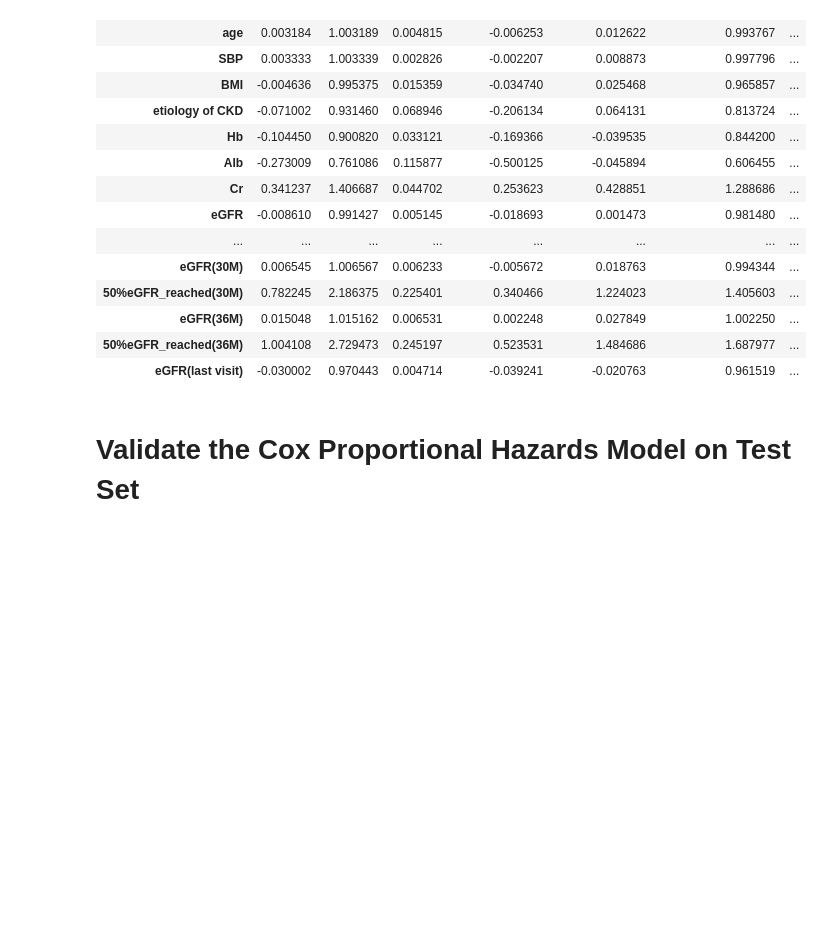
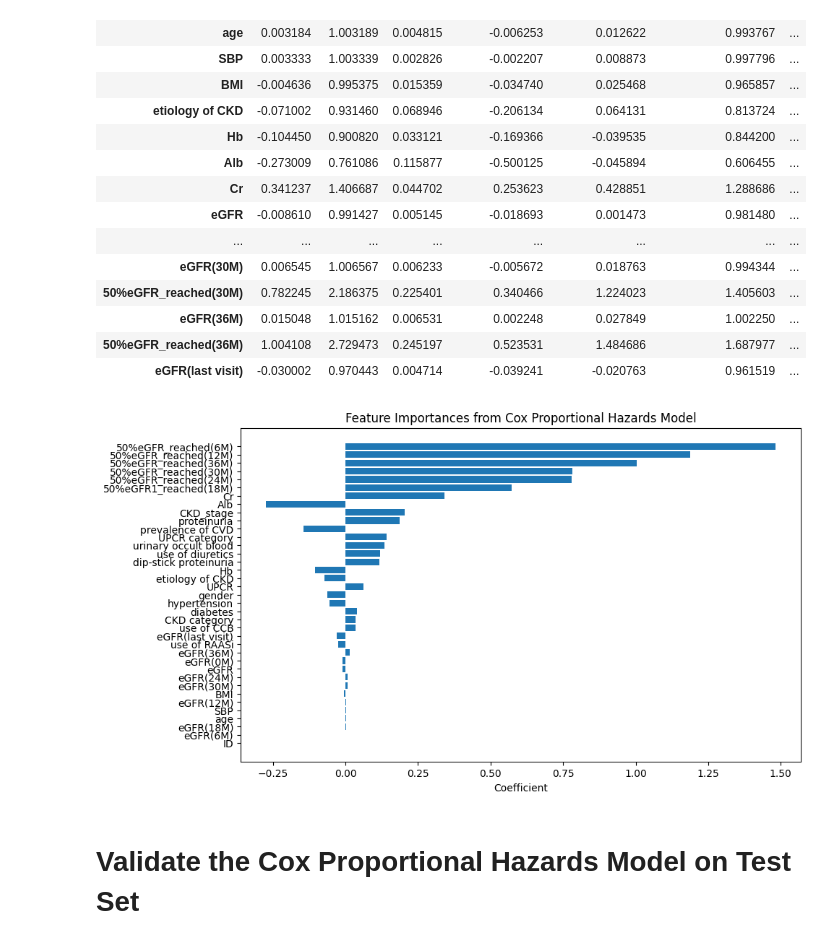
Before and after one commit to vironix-health/CKD-ZD-project, a Jupyter notebook: CPH.ipynb, the cells around one changed output. Saved outputs shown, nothing was run; the diff lists cells and outputs as text; code cells hidden in the pictures; blank space fills up the shorter version.

Commit message:
evaluate CPH feature importance

```diff
--- a/CPH.ipynb
+++ b/CPH.ipynb
@@ -144,6 +144,27 @@ display(cph.summary)
 | eGFR(36M) | 0.015048 | 1.015162 | 0.006531 | 0.002248 | 0.027849 | 1.002250 | ... |
 | 50%eGFR_reached(36M) | 1.004108 | 2.729473 | 0.245197 | 0.523531 | 1.484686 | 1.687977 | ... |
 | eGFR(last visit) | -0.030002 | 0.970443 | 0.004714 | -0.039241 | -0.020763 | 0.961519 | ... |
+# %%
+# Extract the coefficients and their corresponding feature names
+coefficients = cph.params_
+feature_importances = pd.DataFrame({
+    'Feature': coefficients.index,
+    'Coefficient': coefficients.values
+})
+
+# Sort the features by the absolute value of the coefficients
+feature_importances['Abs_Coefficient'] = feature_importances['Coefficient'].abs()
+feature_importances = feature_importances.sort_values(by='Abs_Coefficient', ascending=False)
+
+# Plot the feature importances
+plt.figure(figsize=(10, 6))
+plt.barh(feature_importances['Feature'], feature_importances['Coefficient'])
+plt.xlabel('Coefficient')
+plt.title('Feature Importances from Cox Proportional Hazards Model')
+plt.gca().invert_yaxis()  # Invert y-axis to show the most important feature at the top
+plt.show()
+# %% [output]
+[figure, added]
 # %% [markdown]
 # Validate the Cox Proportional Hazards Model on Test Set
 # %%
```
